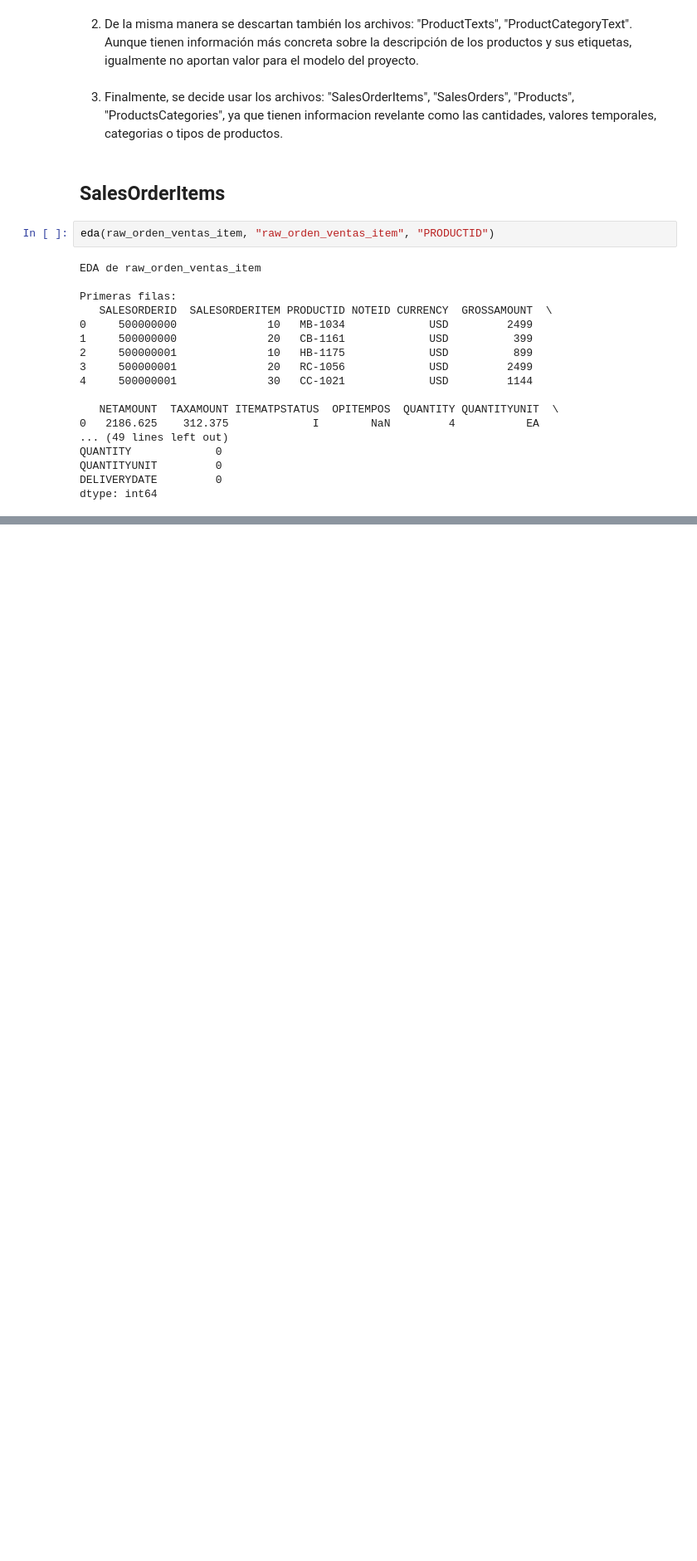
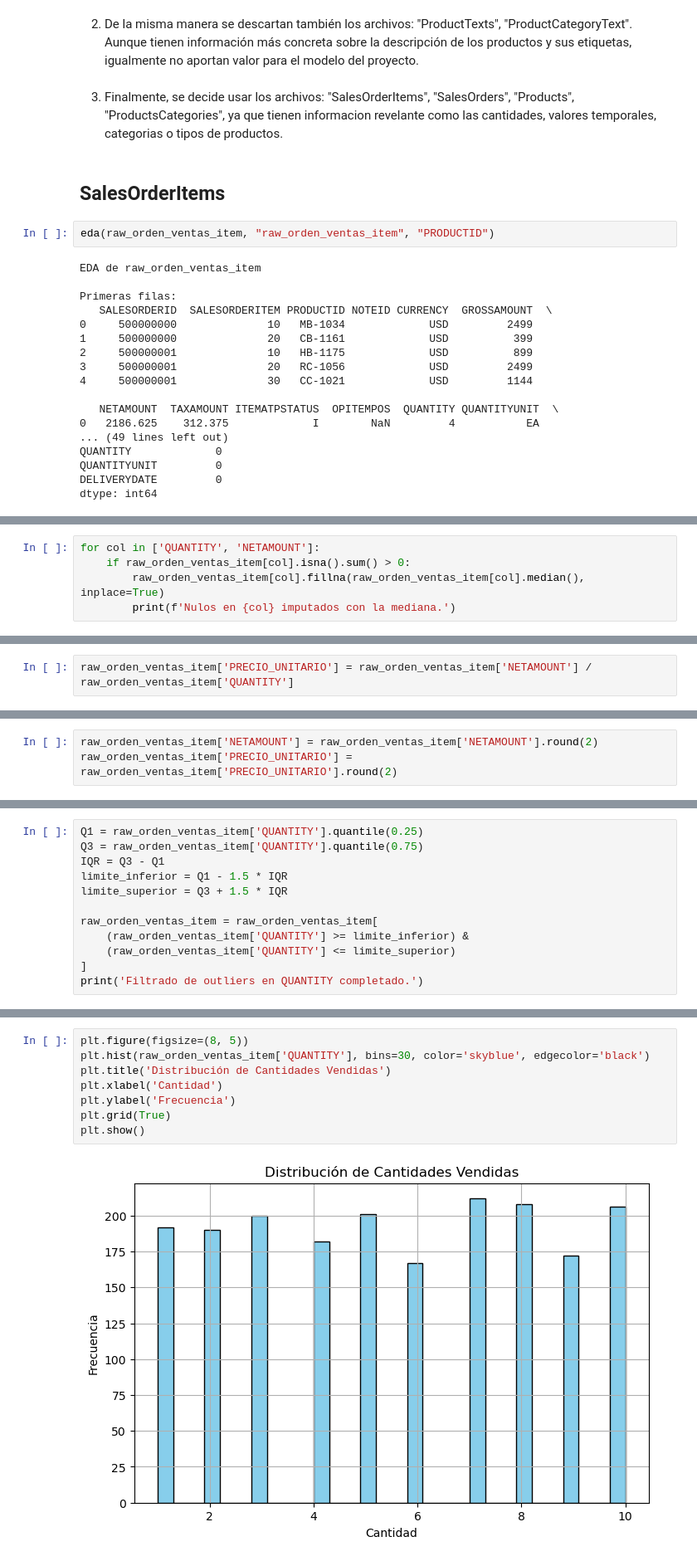
Before and after one commit to JosuandPM/FundamentosCD-analitica-avanzada, a Jupyter notebook: notebook/EDA.ipynb, the cells around one changed output, grey strips where cells are left out. Shown: that part at 83% size. Cells and saved outputs as stored; diff of their text form; blank space fills up the shorter version.

```diff
--- a/notebook/EDA.ipynb
+++ b/notebook/EDA.ipynb
@@ -218,0 +298,5 @@ dtype: int64
+# %%
+for col in ['QUANTITY', 'NETAMOUNT']:
+    if raw_orden_ventas_item[col].isna().sum() > 0:
+        raw_orden_ventas_item[col].fillna(raw_orden_ventas_item[col].median(), inplace=True)
+        print(f'Nulos en {col} imputados con la mediana.')
@@ -218,0 +305,2 @@ dtype: int64
+# %%
+raw_orden_ventas_item['PRECIO_UNITARIO'] = raw_orden_ventas_item['NETAMOUNT'] / raw_orden_ventas_item['QUANTITY']
@@ -218,0 +329,3 @@ dtype: int64
+# %%
+raw_orden_ventas_item['NETAMOUNT'] = raw_orden_ventas_item['NETAMOUNT'].round(2)
+raw_orden_ventas_item['PRECIO_UNITARIO'] = raw_orden_ventas_item['PRECIO_UNITARIO'].round(2)
@@ -218,0 +354,12 @@ dtype: int64
+# %%
+Q1 = raw_orden_ventas_item['QUANTITY'].quantile(0.25)
+Q3 = raw_orden_ventas_item['QUANTITY'].quantile(0.75)
+IQR = Q3 - Q1
+limite_inferior = Q1 - 1.5 * IQR
+limite_superior = Q3 + 1.5 * IQR
+
+raw_orden_ventas_item = raw_orden_ventas_item[
+    (raw_orden_ventas_item['QUANTITY'] >= limite_inferior) &
+    (raw_orden_ventas_item['QUANTITY'] <= limite_superior)
+]
+print('Filtrado de outliers en QUANTITY completado.')
@@ -218,0 +370,10 @@ dtype: int64
+# %%
+plt.figure(figsize=(8, 5))
+plt.hist(raw_orden_ventas_item['QUANTITY'], bins=30, color='skyblue', edgecolor='black')
+plt.title('Distribución de Cantidades Vendidas')
+plt.xlabel('Cantidad')
+plt.ylabel('Frecuencia')
+plt.grid(True)
+plt.show()
+# %% [output]
+[figure, added]
```
Also changed, not shown: parts of 48 cells of this notebook.
